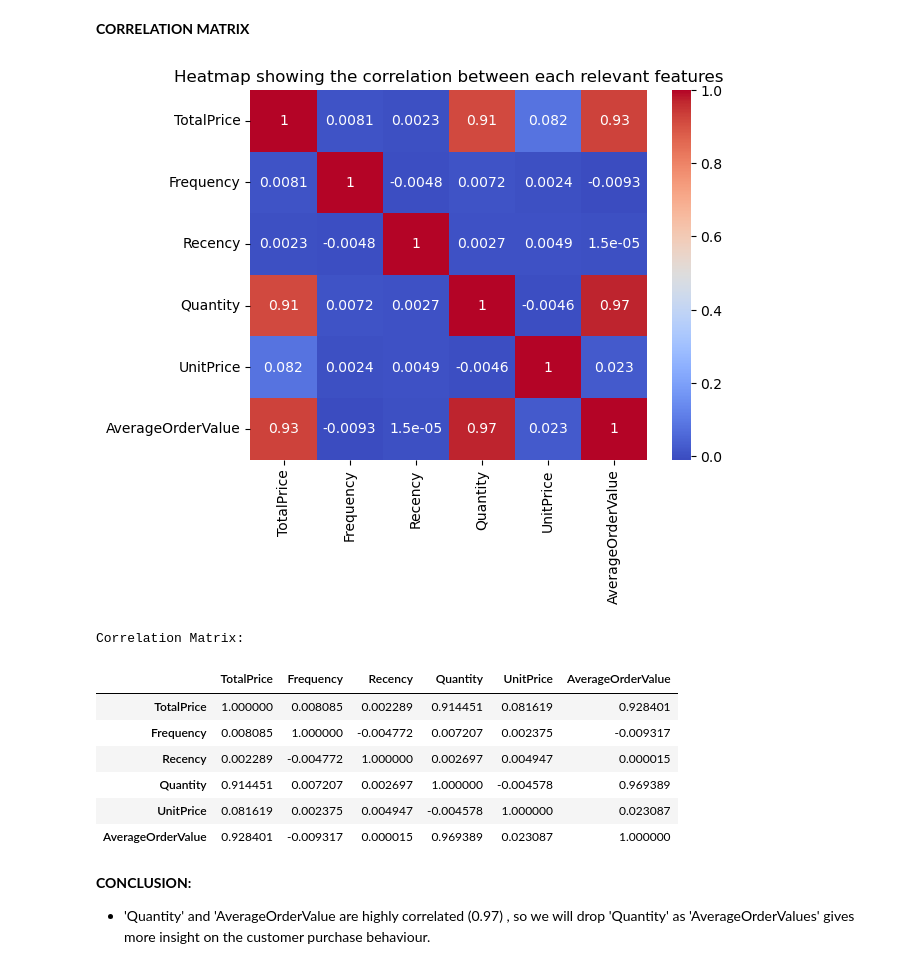
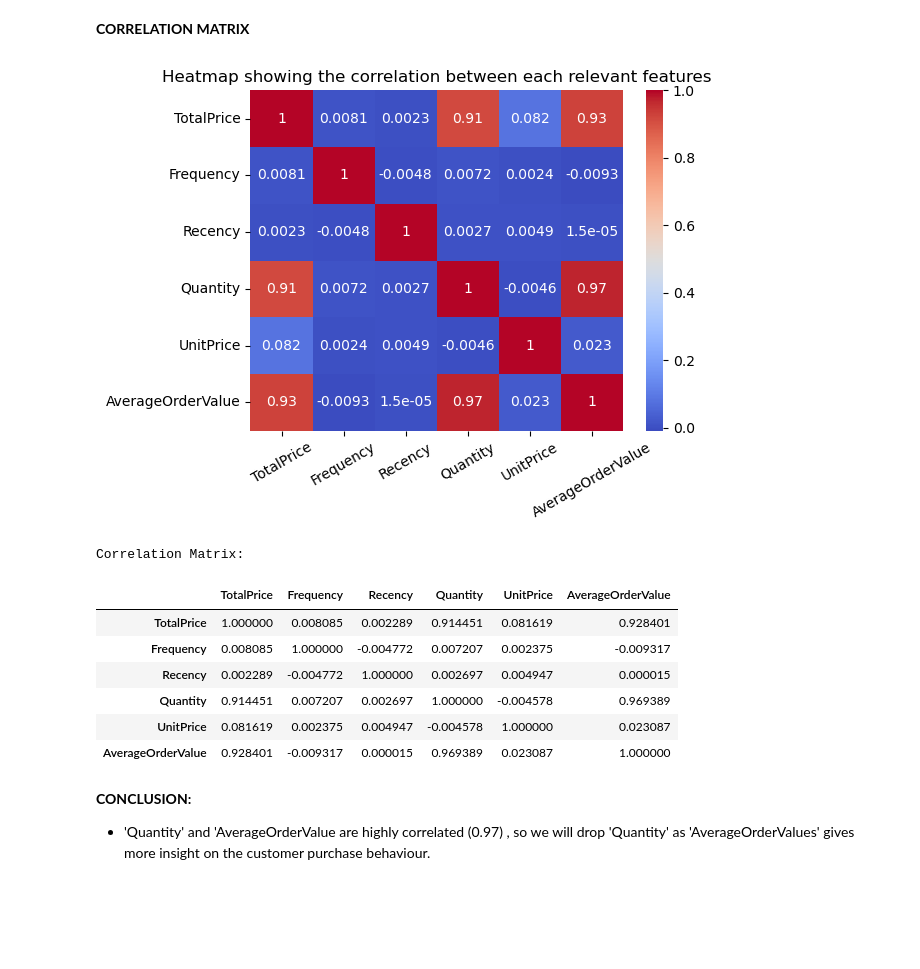
Before and after one commit to Pronob17/Customer_segmentation_using_K_means_clustering, a Jupyter notebook: Customer_Segmentation_with_K_Means_Clustering.ipynb, the cells around one changed output. Drawn from its saved outputs; the diff is of its cells as text; code cells hidden in the pictures; blank space fills up the shorter version.

```diff
--- a/Customer_Segmentation_with_K_Means_Clustering.ipynb
+++ b/Customer_Segmentation_with_K_Means_Clustering.ipynb
@@ -619,19 +619,25 @@ memory usage: 36.0+ MB
 # %%
 # check the correlation matrix of the relevant features
 features = ["TotalPrice", "Frequency", "Recency", "Quantity", "UnitPrice", "AverageOrderValue"]
 
 # create correlation matrix
 corr_matrix = df[features].corr()
 
 # heatmap of the correlation matrix
 plt.title("Heatmap showing the correlation between each relevant features")
 sns.heatmap(corr_matrix, cmap="coolwarm", annot=True)
+plt.xticks(rotation=30)
+
+# to create image file
+# plt.savefig("Correlation_matrix.png")
+plt.tight_layout()
+
 plt.show()
 
 print("Correlation Matrix:")
 corr_matrix
 # %% [output]
-[figure, old version]
+[figure, new version]
 Correlation Matrix:
 |  | TotalPrice | Frequency | Recency | Quantity | UnitPrice | AverageOrderValue |
 | TotalPrice | 1.000000 | 0.008085 | 0.002289 | 0.914451 | 0.081619 | 0.928401 |
```
Also changed, not shown: parts of 10 cells of this notebook.
